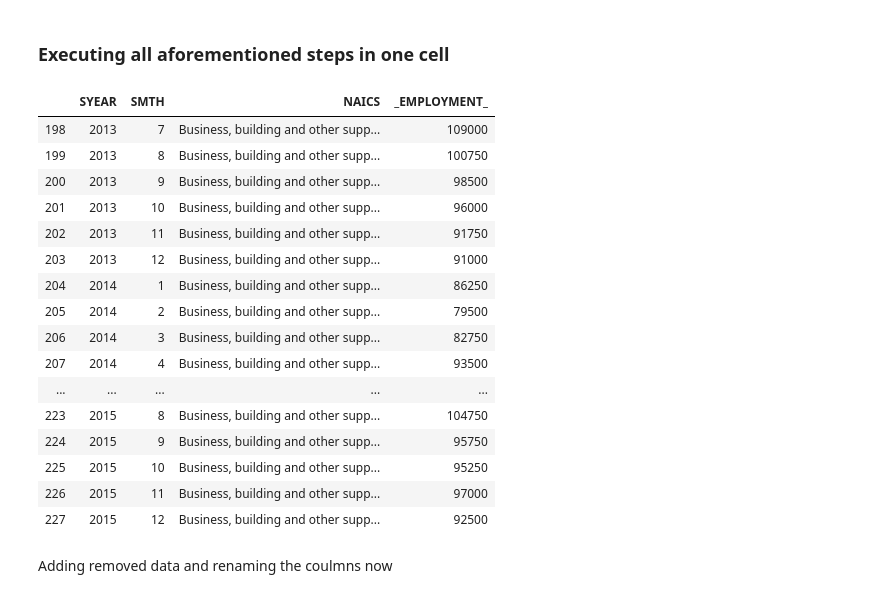
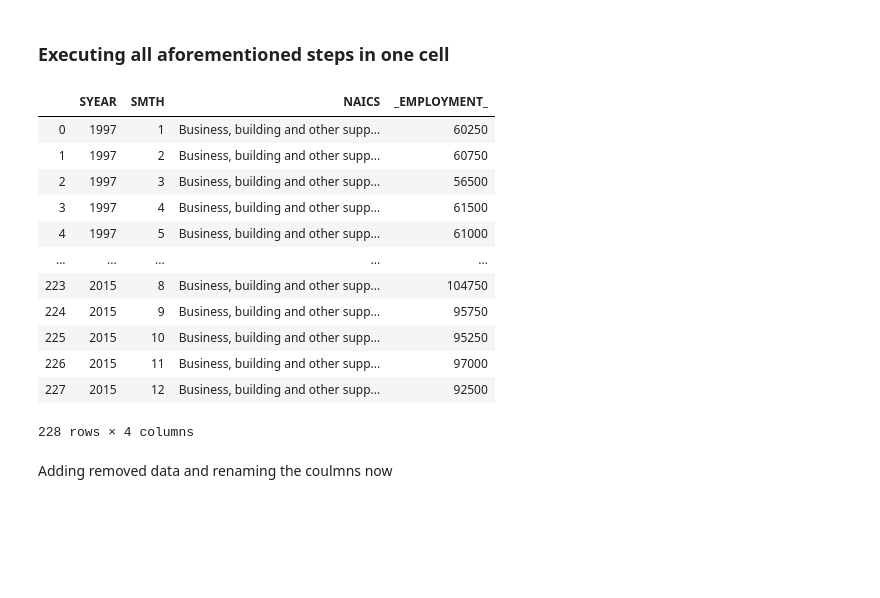
Before and after one commit to Hotlynn2/SERIES-ANALYSIS-OF-NAICS, a Jupyter notebook: Time Analysis Series.ipynb, the cells around one changed output. Cells and saved outputs as stored; diff of their text form; code cells hidden in the pictures; blank space fills up the shorter version.

```diff
--- a/Time Analysis Series.ipynb
+++ b/Time Analysis Series.ipynb
@@ -701,46 +630,46 @@ df1.head(50)
 # %%
 df = df1.drop(['SYEAR', 'SMTH', 'NAICS'], axis = 1)
 df
 
 df.index = np.arange(1,len(df)+1)
 df = df.reset_index()
 df
 
 df = df.set_index('index')
 df_odd = df.loc[df.index.values % 2 == 1]
 df_even = df.loc[df.index.values % 2 == 0]
 df_even = df_even.set_index(df_even.index.values - 1)
 new = df_odd.add(df_even, fill_value = 0)
 new = new.reset_index().reset_index()
 new
 
 df2 = df1[np.arange(len(df)) % 2 == 0]
 df2 = df2.reset_index().reset_index()
 df2
 
 df3 = pd.merge(df2, new, how = 'inner', on = 'level_0')
 df3 = df3.drop(['level_0', 'index_x', '_EMPLOYMENT__x', 'index_y'], axis = 1)
 df3.columns = ['SYEAR', 'SMTH', 'NAICS', '_EMPLOYMENT_']
 Business_building_and_other_support_services = df3
-Business_building_and_other_support_services.tail(30)
+
+Business_building_and_other_support_services = Business_building_and_other_support_services[
+    (Business_building_and_other_support_services.SYEAR != 2018) & (Business_building_and_other_support_services.SYEAR != 2019)]
+
+Business_building_and_other_support_services
 # %% [output]
 |  | SYEAR | SMTH | NAICS | _EMPLOYMENT_ |
-| 198 | 2013 | 7 | Business, building and other supp... | 109000 |
-| 199 | 2013 | 8 | Business, building and other supp... | 100750 |
-| 200 | 2013 | 9 | Business, building and other supp... | 98500 |
-| 201 | 2013 | 10 | Business, building and other supp... | 96000 |
-| 202 | 2013 | 11 | Business, building and other supp... | 91750 |
-| 203 | 2013 | 12 | Business, building and other supp... | 91000 |
-| 204 | 2014 | 1 | Business, building and other supp... | 86250 |
-| 205 | 2014 | 2 | Business, building and other supp... | 79500 |
-| 206 | 2014 | 3 | Business, building and other supp... | 82750 |
-| 207 | 2014 | 4 | Business, building and other supp... | 93500 |
+| 0 | 1997 | 1 | Business, building and other supp... | 60250 |
+| 1 | 1997 | 2 | Business, building and other supp... | 60750 |
+| 2 | 1997 | 3 | Business, building and other supp... | 56500 |
+| 3 | 1997 | 4 | Business, building and other supp... | 61500 |
+| 4 | 1997 | 5 | Business, building and other supp... | 61000 |
 | ... | ... | ... | ... | ... |
 | 223 | 2015 | 8 | Business, building and other supp... | 104750 |
 | 224 | 2015 | 9 | Business, building and other supp... | 95750 |
 | 225 | 2015 | 10 | Business, building and other supp... | 95250 |
 | 226 | 2015 | 11 | Business, building and other supp... | 97000 |
 | 227 | 2015 | 12 | Business, building and other supp... | 92500 |
+228 rows × 4 columns
 # %% [markdown]
 Adding removed data and renaming the coulmns now
 # %%
```
Also changed, not shown: parts of 134 cells of this notebook.
